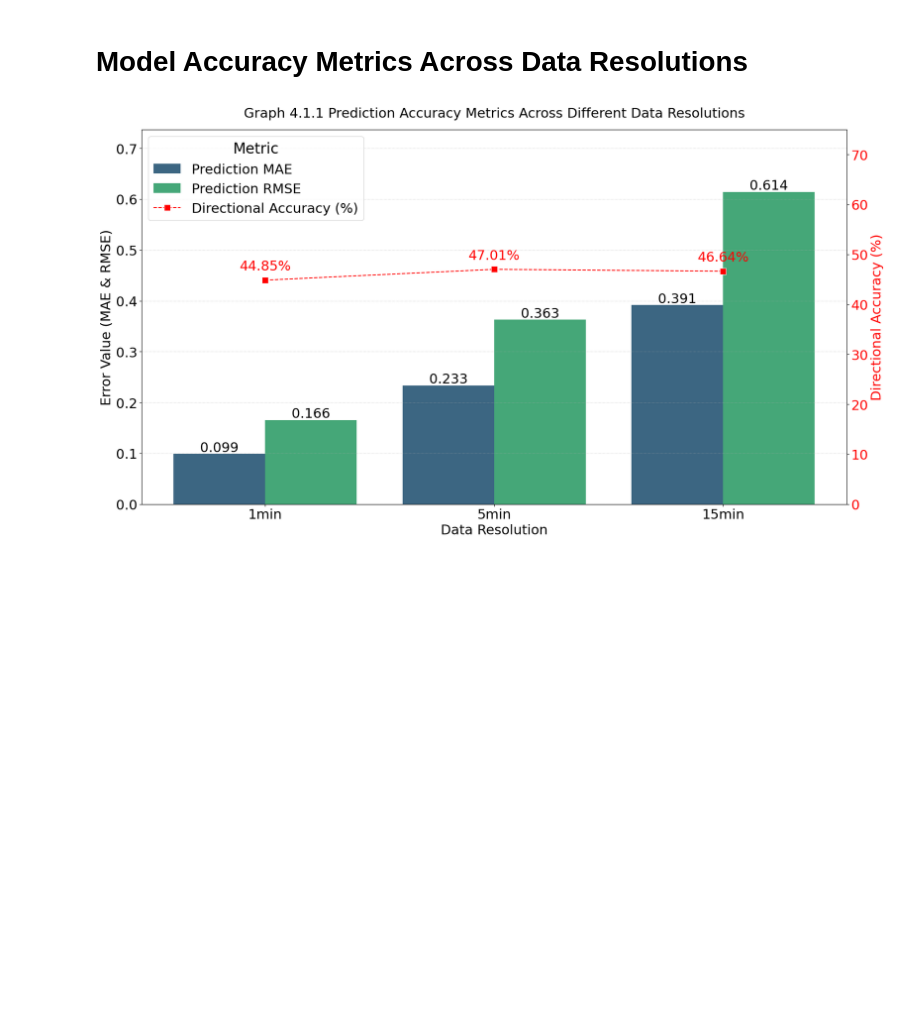
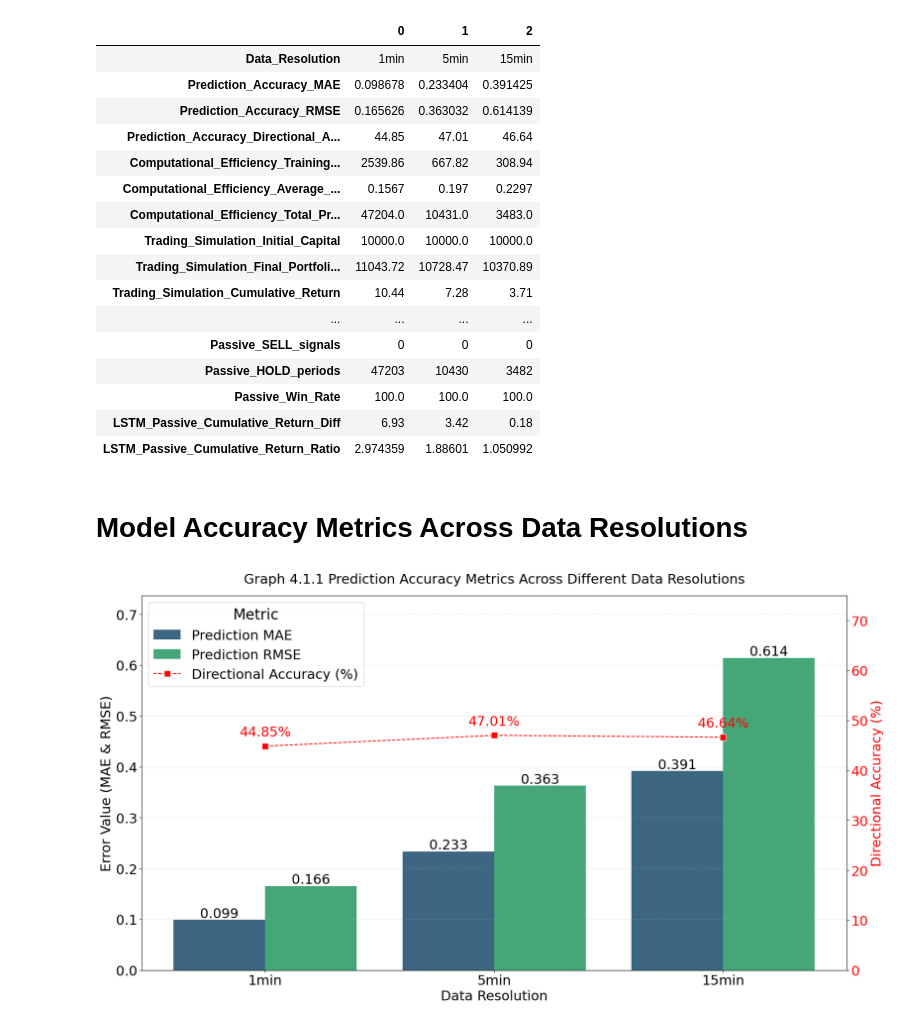
Before and after one commit to yossibatash/tau-final-project, a Jupyter notebook: Final_Report.ipynb, the cells around one changed output. Drawn from its saved outputs; the diff is of its cells as text; code cells hidden in the pictures; blank space fills up the shorter version.

```diff
--- a/Final_Report.ipynb
+++ b/Final_Report.ipynb
@@ -56,34 +56,52 @@ def cast_value_to_numric(val):
             except ValueError:
                 pass # Keep as string if it can't be converted
     return val
 
 
 def json_to_flat_df(eval_jsons):
     # Convert the list of dictionaries into a flattened DataFrame for easier analysis
     # We need to flatten the nested dictionaries first
     flattened_data = []
     for entry in eval_jsons:
         flat_entry = {'Data_Resolution': entry['Data_Resolution']}
         for category, metrics in entry.items():
             if 'Data_Resolution' not in category:
                 if isinstance(metrics, dict):
                     for metric_name, value in metrics.items():
                         flat_entry[f'{category}_{metric_name.replace(" ", "_")}'] = cast_value_to_numric(value)
                 else:
                     flat_entry[category] = cast_value_to_numric(metrics)
         flattened_data.append(flat_entry)
 
     return pd.DataFrame(flattened_data)
 
 # Set 'Data Resolution' as index for easier lookup if preferred, or keep as column
 lstm_df = json_to_flat_df(lstm_evaluation_metrics)
 passive_df = json_to_flat_df(passive_evaluation_metrics).add_prefix("Passive_")
 
 df = lstm_df.join(passive_df)
 df["LSTM_Passive_Cumulative_Return_Diff"] = df["Trading_Simulation_Cumulative_Return"] - df["Passive_Cumulative_Return"]
 df["LSTM_Passive_Cumulative_Return_Ratio"] = df["Trading_Simulation_Cumulative_Return"]/df["Passive_Cumulative_Return"]
 
-# display(df.T)
+display(df.T)
+# %% [output]
+|  | 0 | 1 | 2 |
+| Data_Resolution | 1min | 5min | 15min |
+| Prediction_Accuracy_MAE | 0.098678 | 0.233404 | 0.391425 |
+| Prediction_Accuracy_RMSE | 0.165626 | 0.363032 | 0.614139 |
+| Prediction_Accuracy_Directional_A... | 44.85 | 47.01 | 46.64 |
+| Computational_Efficiency_Training... | 2539.86 | 667.82 | 308.94 |
+| Computational_Efficiency_Average_... | 0.1567 | 0.197 | 0.2297 |
+| Computational_Efficiency_Total_Pr... | 47204.0 | 10431.0 | 3483.0 |
+| Trading_Simulation_Initial_Capital | 10000.0 | 10000.0 | 10000.0 |
+| Trading_Simulation_Final_Portfoli... | 11043.72 | 10728.47 | 10370.89 |
+| Trading_Simulation_Cumulative_Return | 10.44 | 7.28 | 3.71 |
+| ... | ... | ... | ... |
+| Passive_SELL_signals | 0 | 0 | 0 |
+| Passive_HOLD_periods | 47203 | 10430 | 3482 |
+| Passive_Win_Rate | 100.0 | 100.0 | 100.0 |
+| LSTM_Passive_Cumulative_Return_Diff | 6.93 | 3.42 | 0.18 |
+| LSTM_Passive_Cumulative_Return_Ratio | 2.974359 | 1.88601 | 1.050992 |
 # %%
 import matplotlib.pyplot as plt
 import seaborn as sns
```
Also changed, not shown: parts of 3 cells of this notebook, 3 other files.
